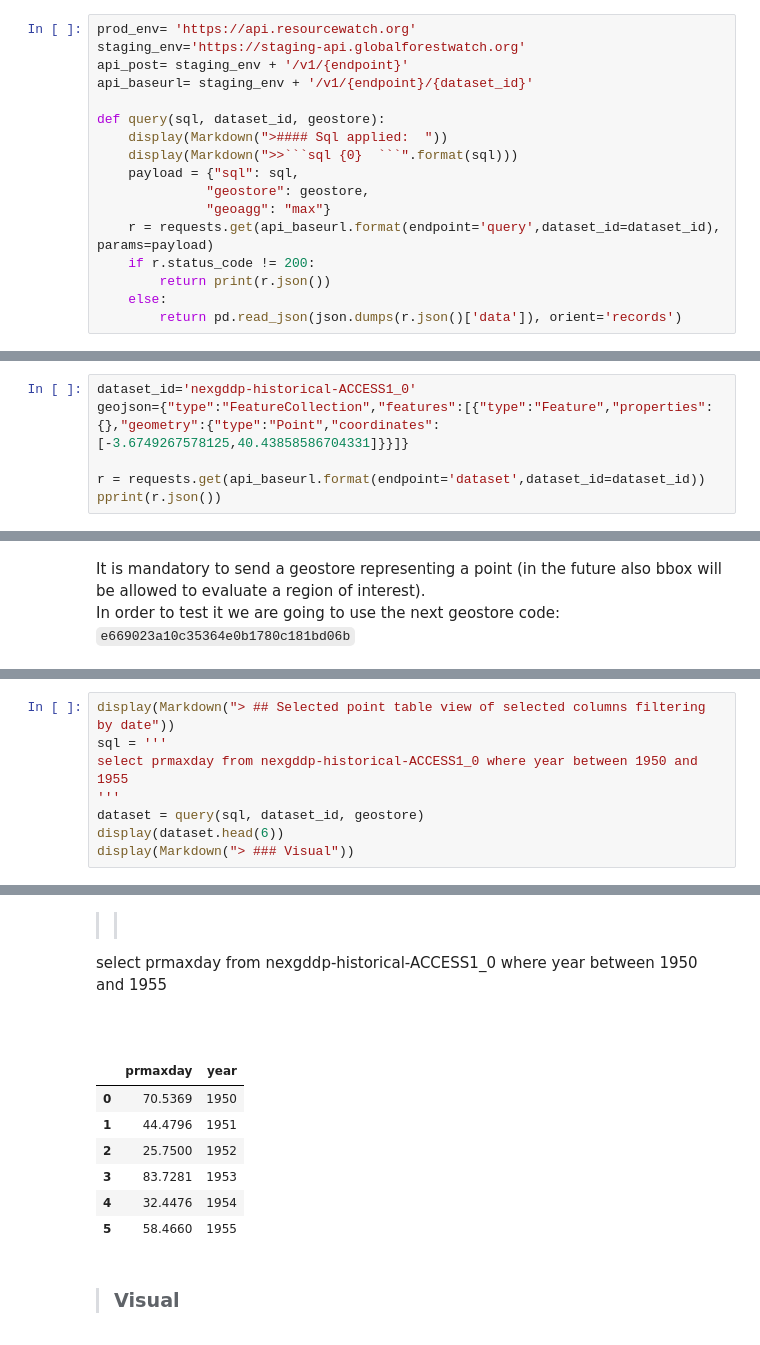
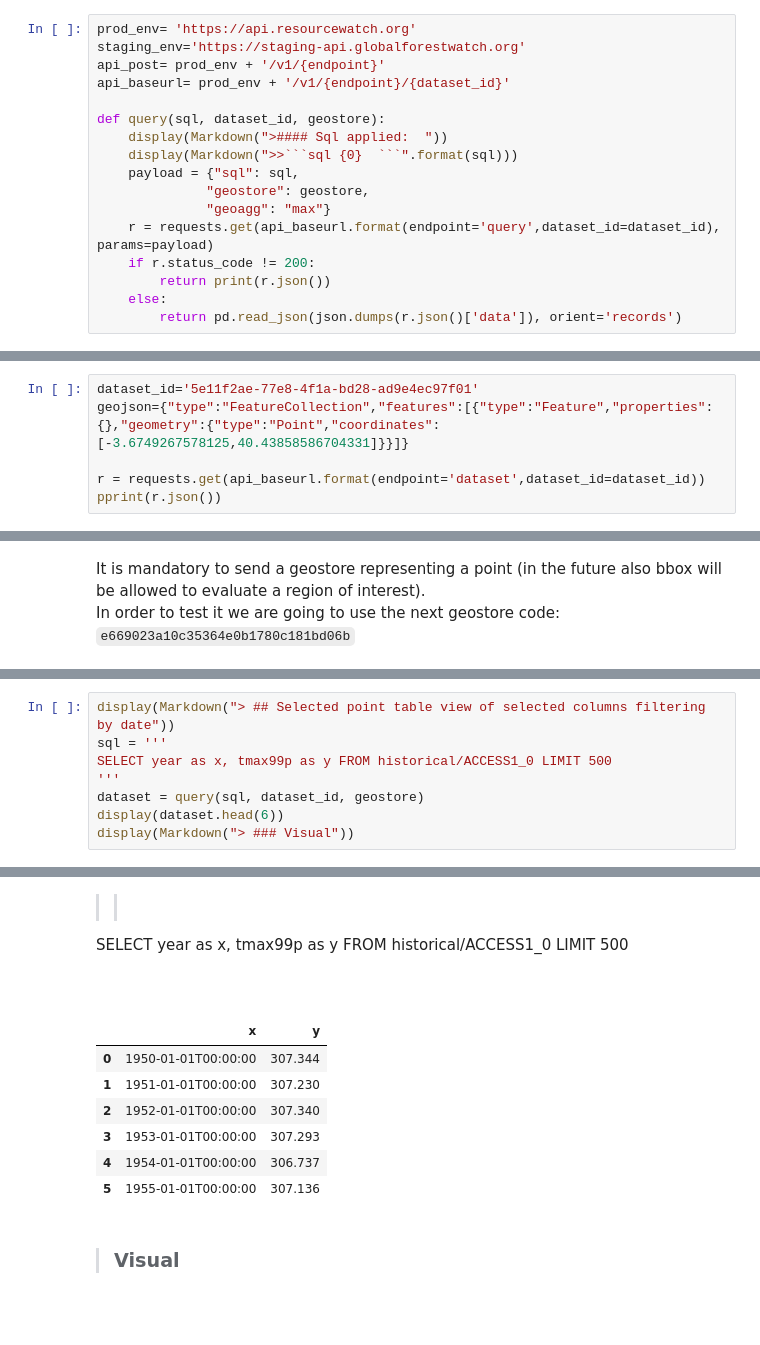
Before and after one commit to resource-watch/notebooks, a Jupyter notebook: ResourceWatch/Api_definition/NEXGDDP connector.ipynb, the cells around one changed output, grey strips where cells are left out. Cells and saved outputs as stored; diff of their text form; blank space fills up the shorter version.

````diff
--- a/ResourceWatch/Api_definition/NEXGDDP connector.ipynb
+++ b/ResourceWatch/Api_definition/NEXGDDP connector.ipynb
@@ -12,8 +12,8 @@ from numpy import arange
 # %%
 prod_env= 'https://api.resourcewatch.org'
 staging_env='https://staging-api.globalforestwatch.org'
-api_post= staging_env + '/v1/{endpoint}'
-api_baseurl= staging_env + '/v1/{endpoint}/{dataset_id}'
+api_post= prod_env + '/v1/{endpoint}'
+api_baseurl= prod_env + '/v1/{endpoint}/{dataset_id}'
 
 def query(sql, dataset_id, geostore):
     display(Markdown(">#### Sql applied:  "))
@@ -91,7 +91,7 @@ List of models available
 # %% [markdown]
 ## Example dataset we are working with:
 # %%
-dataset_id='nexgddp-historical-ACCESS1_0'
+dataset_id='5e11f2ae-77e8-4f1a-bd28-ad9e4ec97f01'
 geojson={"type":"FeatureCollection","features":[{"type":"Feature","properties":{},"geometry":{"type":"Point","coordinates":[-3.6749267578125,40.43858586704331]}}]}
 
 r = requests.get(api_baseurl.format(endpoint='dataset',dataset_id=dataset_id))
@@ -222,23 +224,23 @@ AttributeError: 'NoneType' object has no attribute 'head'
 # %%
 display(Markdown("> ## Selected point table view of selected columns filtering by date"))
 sql = '''
-select prmaxday from nexgddp-historical-ACCESS1_0 where year between 1950 and 1955
+SELECT year as x, tmax99p as y FROM historical/ACCESS1_0 LIMIT 500
 '''
 dataset = query(sql, dataset_id, geostore)
 display(dataset.head(6))
 display(Markdown("> ### Visual"))
 # %% [output]
 > ## Selected point table view of selected columns filtering by date
 >#### Sql applied:
 >>```sql
-select prmaxday from nexgddp-historical-ACCESS1_0 where year between 1950 and 1955
+SELECT year as x, tmax99p as y FROM historical/ACCESS1_0 LIMIT 500
   ```
-|  | prmaxday | year |
-| 0 | 70.5369 | 1950 |
-| 1 | 44.4796 | 1951 |
-| 2 | 25.7500 | 1952 |
-| 3 | 83.7281 | 1953 |
-| 4 | 32.4476 | 1954 |
-| 5 | 58.4660 | 1955 |
+|  | x | y |
+| 0 | 1950-01-01T00:00:00 | 307.344 |
+| 1 | 1951-01-01T00:00:00 | 307.230 |
+| 2 | 1952-01-01T00:00:00 | 307.340 |
+| 3 | 1953-01-01T00:00:00 | 307.293 |
+| 4 | 1954-01-01T00:00:00 | 306.737 |
+| 5 | 1955-01-01T00:00:00 | 307.136 |
 > ### Visual
 # %%
````
Also changed, not shown: parts of 10 cells of this notebook.
